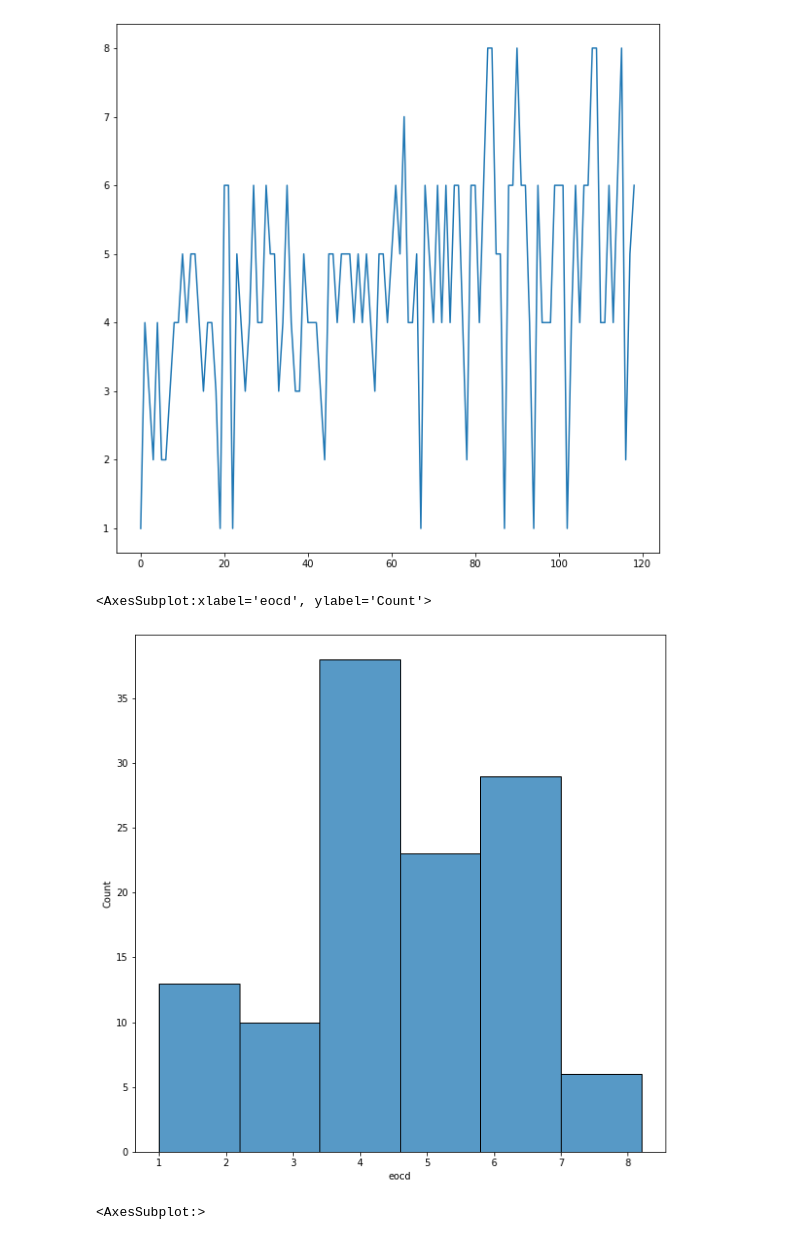
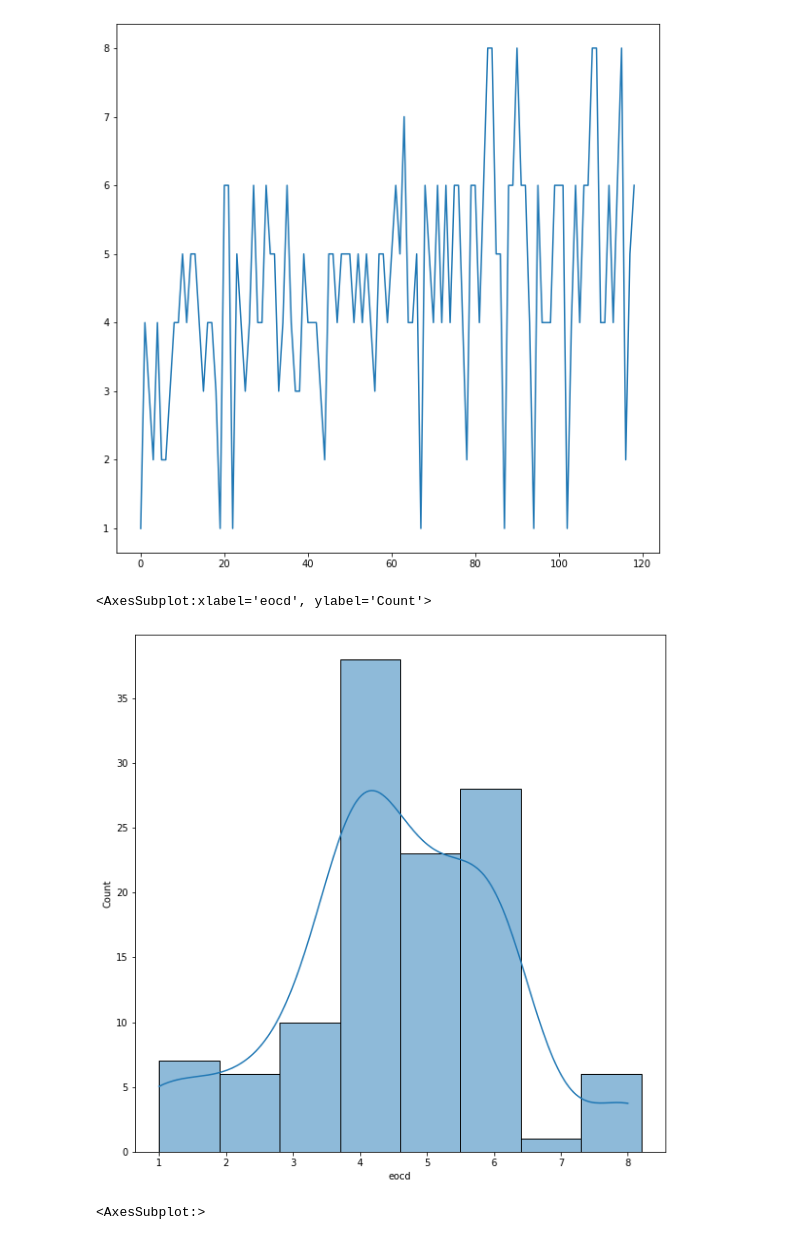
Before and after one commit to BALAJI24092001/Student-Perception-Analysis, a Jupyter notebook: StudentPercetionAnalysis.ipynb, the cells around one changed output. Cells and saved outputs as stored; diff of their text form; code cells hidden in the pictures.

```diff
--- a/StudentPercetionAnalysis.ipynb
+++ b/StudentPercetionAnalysis.ipynb
@@ -132,11 +136,11 @@ data.eocd.plot()
 [figure]
 # %%
 plt.figure(figsize=(10, 10))
-sns.histplot(data=data, x='eocd', binwidth=1.2)
+sns.histplot(data=data, x='eocd', binwidth=0.9, kde=True)
 # possibly left skewed with most of the dist. in right part of the dist.
 # %% [output]
 <AxesSubplot:xlabel='eocd', ylabel='Count'>
-[figure, old version]
+[figure, new version]
 # %%
 plt.figure(figsize=(10, 10))
 data.tdu.plot()
```
Also changed, not shown: parts of 45 cells of this notebook.
